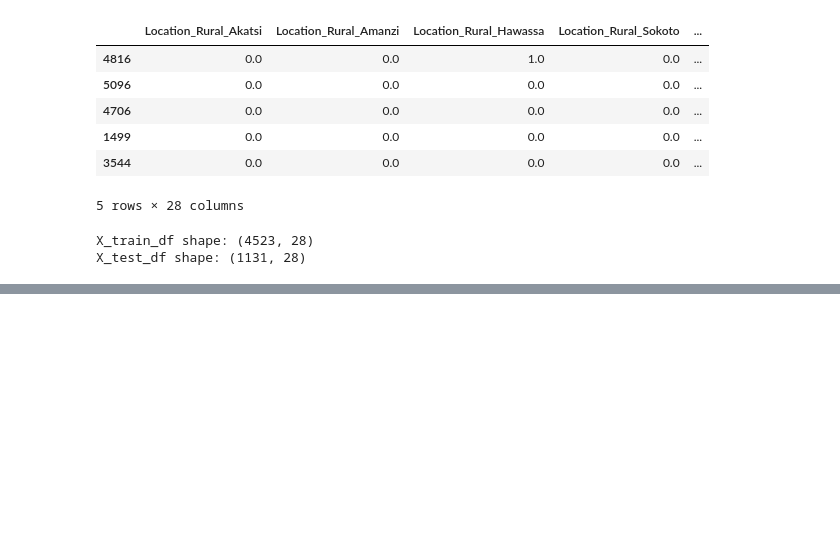
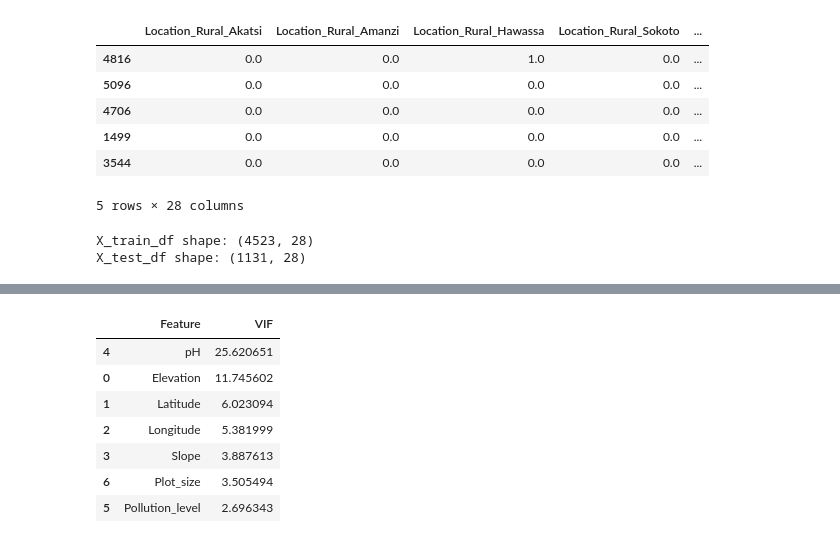
Before and after one commit to Vincent-kiptoo/maji-ndogo-yield-intelligence, a Jupyter notebook: notebooks/02_baseline_ols.ipynb, the cells around one changed output, grey strips where cells are left out. Drawn from its saved outputs; the diff is of its cells as text; code cells hidden in the pictures; blank space fills up the shorter version.

```diff
--- a/notebooks/02_baseline_ols.ipynb
+++ b/notebooks/02_baseline_ols.ipynb
@@ -267,0 +311,11 @@ strong multicollinearity problems or that the design matrix is singular.
+# %%
+outlier_influence(X_train, numerical_features)
+# %% [output]
+|  | Feature | VIF |
+| 4 | pH | 25.620651 |
+| 0 | Elevation | 11.745602 |
+| 1 | Latitude | 6.023094 |
+| 2 | Longitude | 5.381999 |
+| 3 | Slope | 3.887613 |
+| 6 | Plot_size | 3.505494 |
+| 5 | Pollution_level | 2.696343 |
```
Also changed, not shown: parts of 9 cells of this notebook.
